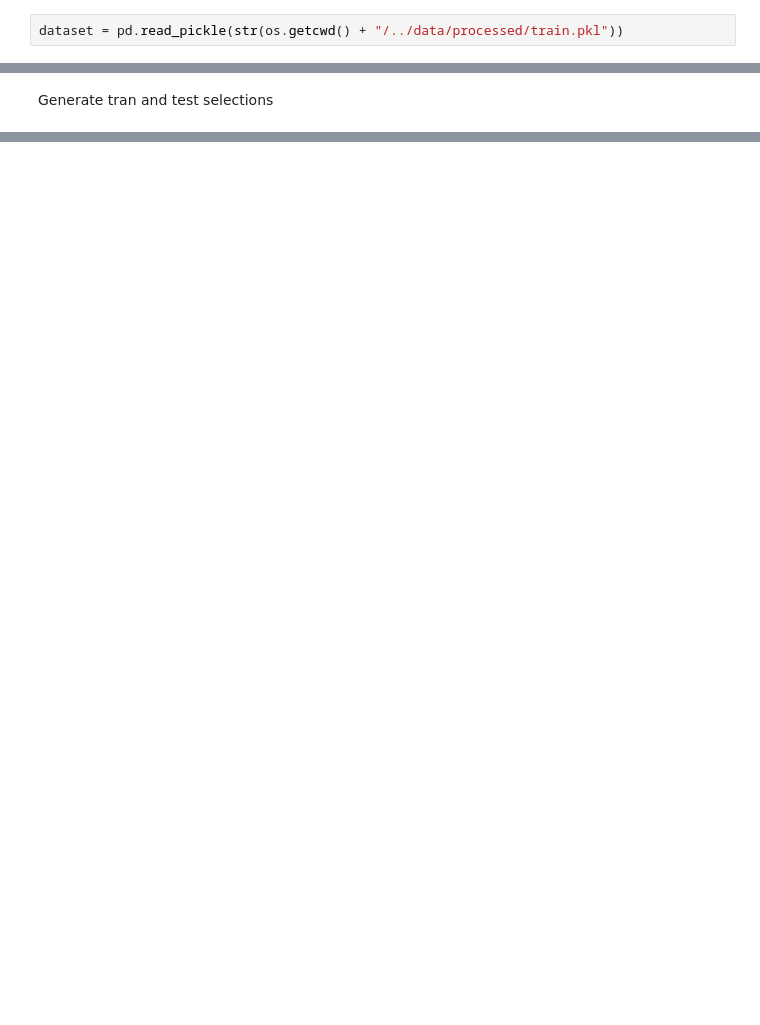
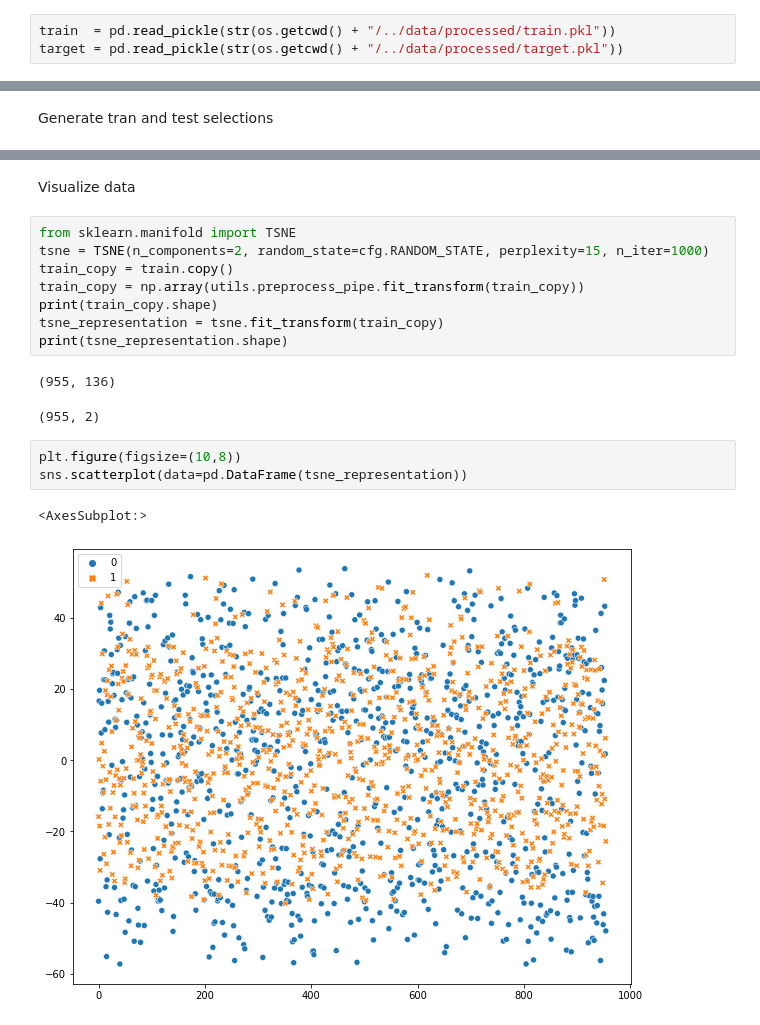
Before and after one commit to Programming-Technology-ALG/class_ml_lab1, a Jupyter notebook: notebooks/main.ipynb, the cells around one changed output, grey strips where cells are left out. Saved outputs shown, nothing was run; the diff lists cells and outputs as text; blank space fills up the shorter version.

Commit message:
get data

```diff
--- a/notebooks/main.ipynb
+++ b/notebooks/main.ipynb
@@ -36,4 +37,5 @@ import sklearn
 # %% [markdown]
 Load dataset
 # %%
-dataset = pd.read_pickle(str(os.getcwd() + "/../data/processed/train.pkl"))
+train  = pd.read_pickle(str(os.getcwd() + "/../data/processed/train.pkl"))
+target = pd.read_pickle(str(os.getcwd() + "/../data/processed/target.pkl"))
@@ -58,0 +51,19 @@ Generate tran and test selections
+# %% [markdown]
+Visualize data
+# %%
+from sklearn.manifold import TSNE
+tsne = TSNE(n_components=2, random_state=cfg.RANDOM_STATE, perplexity=15, n_iter=1000)
+train_copy = train.copy()
+train_copy = np.array(utils.preprocess_pipe.fit_transform(train_copy))
+print(train_copy.shape)
+tsne_representation = tsne.fit_transform(train_copy)
+print(tsne_representation.shape)
+# %% [output]
+(955, 136)
+(955, 2)
+# %%
+plt.figure(figsize=(10,8))
+sns.scatterplot(data=pd.DataFrame(tsne_representation))
+# %% [output]
+<AxesSubplot:>
+[figure, added]
```
Also changed, not shown: parts of 8 cells of this notebook, 4 other files.
